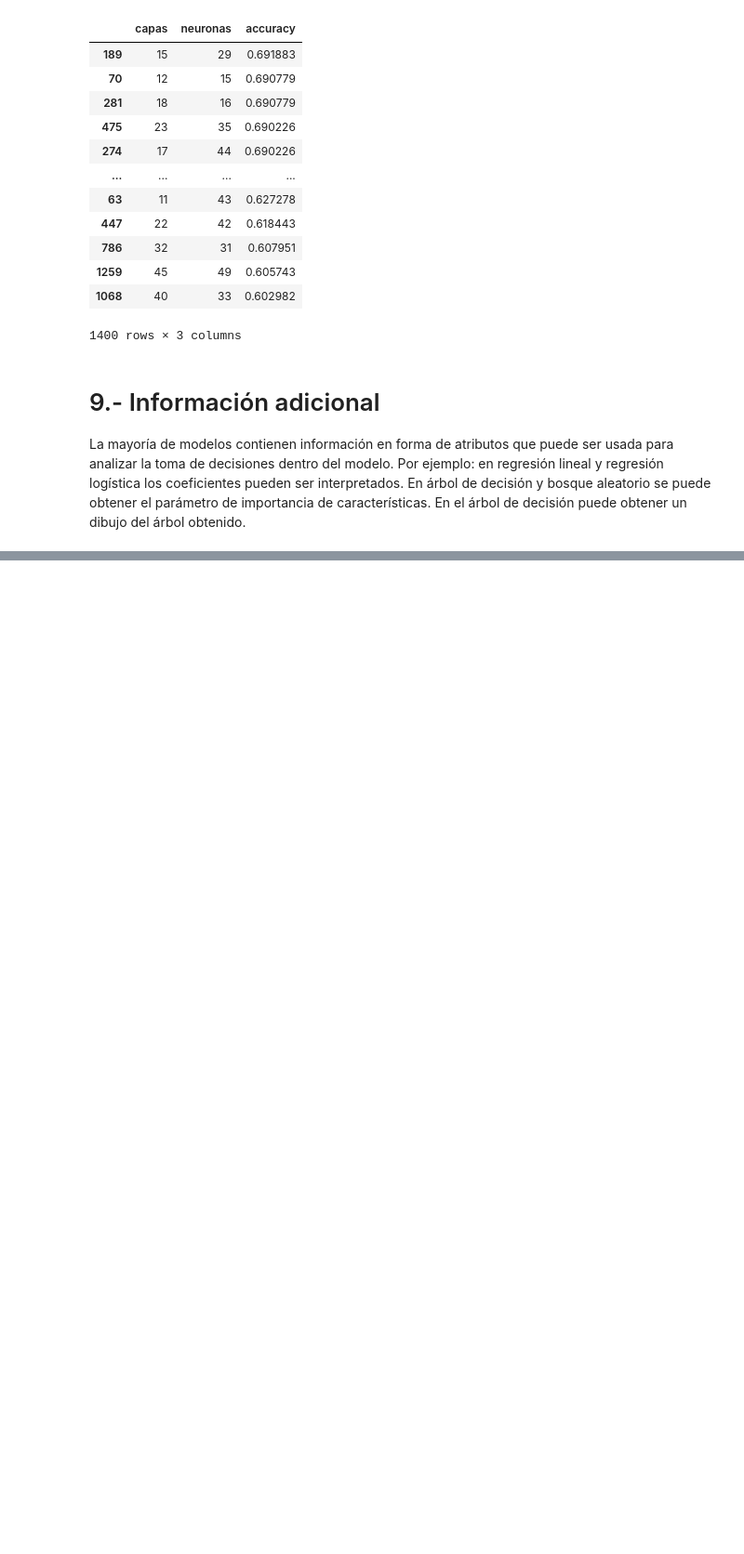
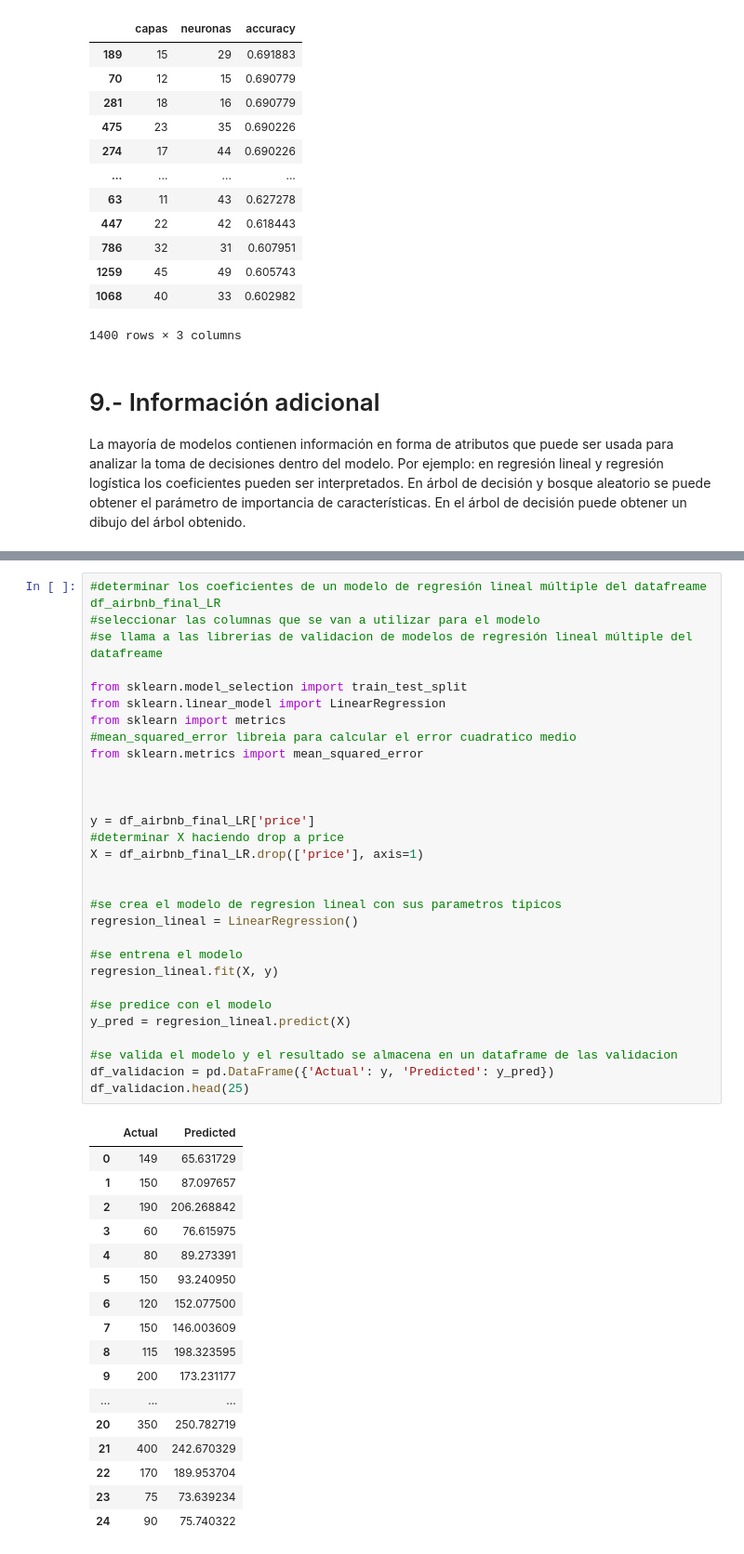
Before and after one commit to chris78rey/DIPLOM_BIGDATA, a Jupyter notebook: IPYNB_TODOS/Taller_Final.ipynb, the cells around one changed output, grey strips where cells are left out. Shown at 93% size. Cells and saved outputs as stored; diff of their text form; blank space fills up the shorter version.

```diff
--- a/IPYNB_TODOS/Taller_Final.ipynb
+++ b/IPYNB_TODOS/Taller_Final.ipynb
@@ -605,0 +577,48 @@ ValueError: could not convert string to float: '>  $100'
+# %%
+#determinar los coeficientes de un modelo de regresión lineal múltiple del datafreame df_airbnb_final_LR
+#seleccionar las columnas que se van a utilizar para el modelo
+#se llama a las librerias de validacion de modelos de regresión lineal múltiple del datafreame
+
+from sklearn.model_selection import train_test_split
+from sklearn.linear_model import LinearRegression
+from sklearn import metrics
+#mean_squared_error libreia para calcular el error cuadratico medio
+from sklearn.metrics import mean_squared_error
+
+
+
+y = df_airbnb_final_LR['price']
+#determinar X haciendo drop a price
+X = df_airbnb_final_LR.drop(['price'], axis=1)
+
+
+#se crea el modelo de regresion lineal con sus parametros tipicos
+regresion_lineal = LinearRegression()
+
+#se entrena el modelo
+regresion_lineal.fit(X, y)
+
+#se predice con el modelo
+y_pred = regresion_lineal.predict(X)
+
+#se valida el modelo y el resultado se almacena en un dataframe de las validacion
+df_validacion = pd.DataFrame({'Actual': y, 'Predicted': y_pred})
+df_validacion.head(25)
+# %% [output]
+|  | Actual | Predicted |
+| 0 | 149 | 65.631729 |
+| 1 | 150 | 87.097657 |
+| 2 | 190 | 206.268842 |
+| 3 | 60 | 76.615975 |
+| 4 | 80 | 89.273391 |
+| 5 | 150 | 93.240950 |
+| 6 | 120 | 152.077500 |
+| 7 | 150 | 146.003609 |
+| 8 | 115 | 198.323595 |
+| 9 | 200 | 173.231177 |
+| ... | ... | ... |
+| 20 | 350 | 250.782719 |
+| 21 | 400 | 242.670329 |
+| 22 | 170 | 189.953704 |
+| 23 | 75 | 73.639234 |
+| 24 | 90 | 75.740322 |
```
Also changed, not shown: parts of 6 cells of this notebook.
